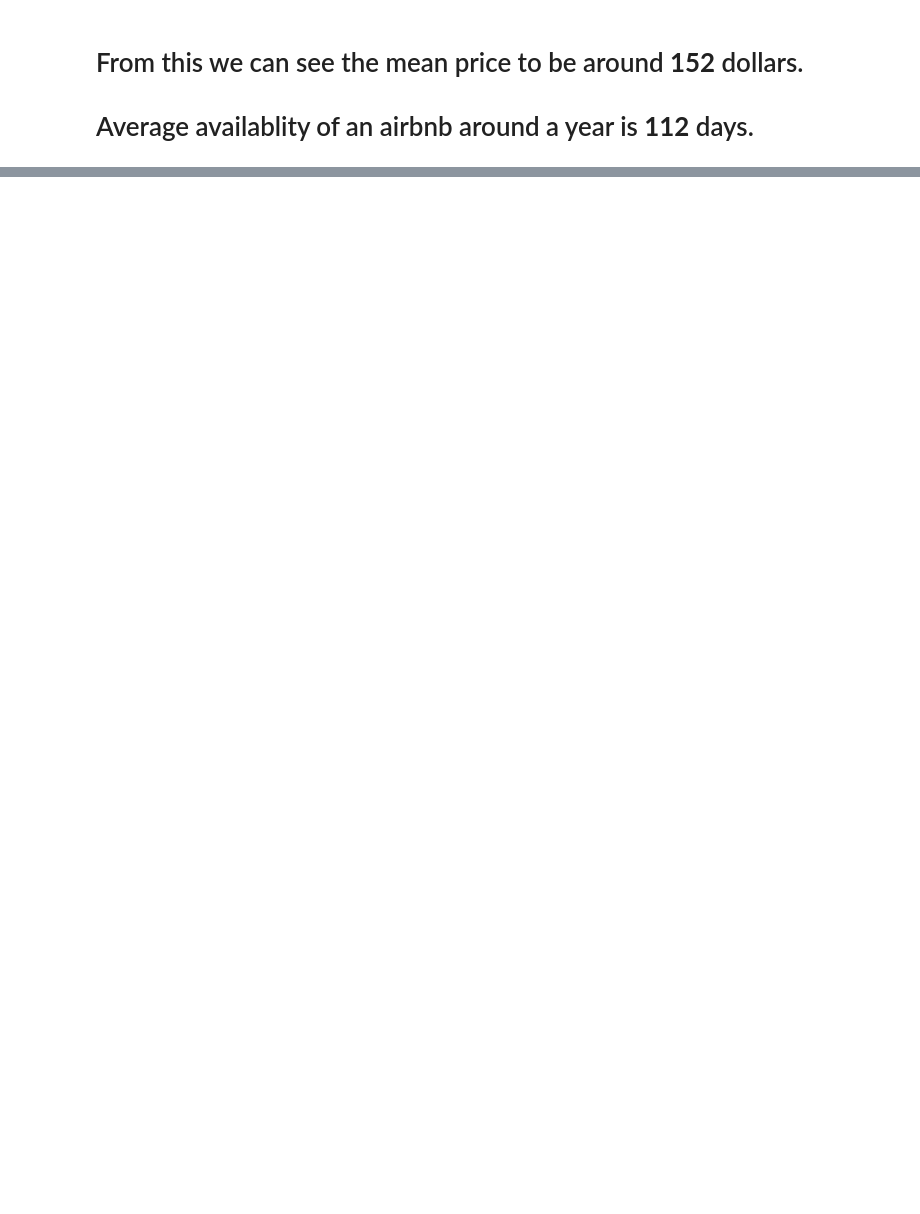
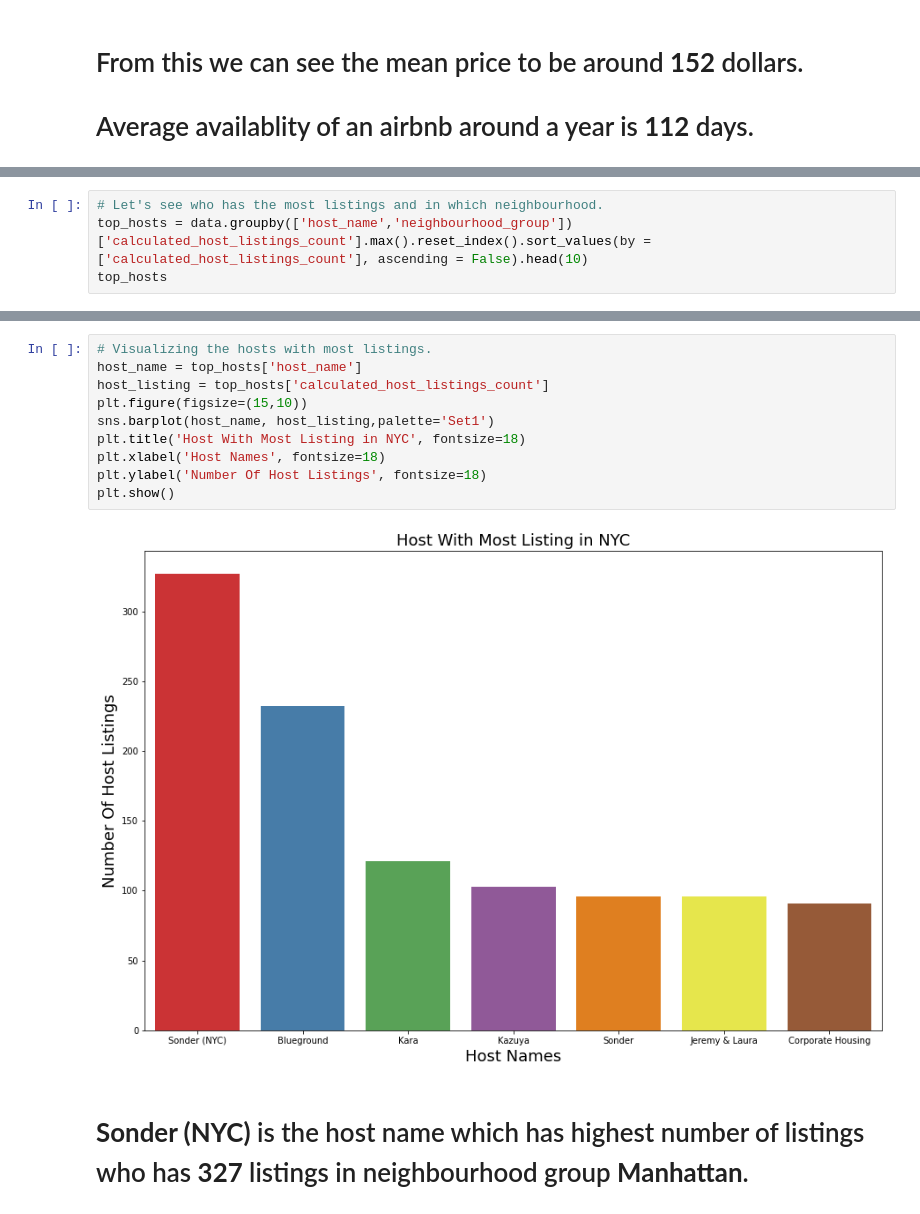
Before and after one commit to vaidande/Airbnb-Booking-Analysis, a Jupyter notebook: Airbnb_Bookings_Analysis_Capstone_Project_by_Ritik_Vaidande.ipynb, the cells around one changed output, grey strips where cells are left out. Cells and saved outputs as stored; diff of their text form; blank space fills up the shorter version.

```diff
--- a/Airbnb_Bookings_Analysis_Capstone_Project_by_Ritik_Vaidande.ipynb
+++ b/Airbnb_Bookings_Analysis_Capstone_Project_by_Ritik_Vaidande.ipynb
@@ -202,0 +228,4 @@ data.describe()
+# %%
+# Let's see who has the most listings and in which neighbourhood.
+top_hosts = data.groupby(['host_name','neighbourhood_group'])['calculated_host_listings_count'].max().reset_index().sort_values(by = ['calculated_host_listings_count'], ascending = False).head(10)
+top_hosts
@@ -202,0 +244,14 @@ data.describe()
+# %%
+# Visualizing the hosts with most listings.
+host_name = top_hosts['host_name']
+host_listing = top_hosts['calculated_host_listings_count']
+plt.figure(figsize=(15,10))
+sns.barplot(host_name, host_listing,palette='Set1')
+plt.title('Host With Most Listing in NYC', fontsize=18)
+plt.xlabel('Host Names', fontsize=18)
+plt.ylabel('Number Of Host Listings', fontsize=18)
+plt.show()
+# %% [output]
+[figure, added]
+# %% [markdown]
+# **Sonder (NYC)** is the host name which has highest number of listings who has **327** listings in neighbourhood group **Manhattan**.
```
Also changed, not shown: parts of 25 cells of this notebook.
